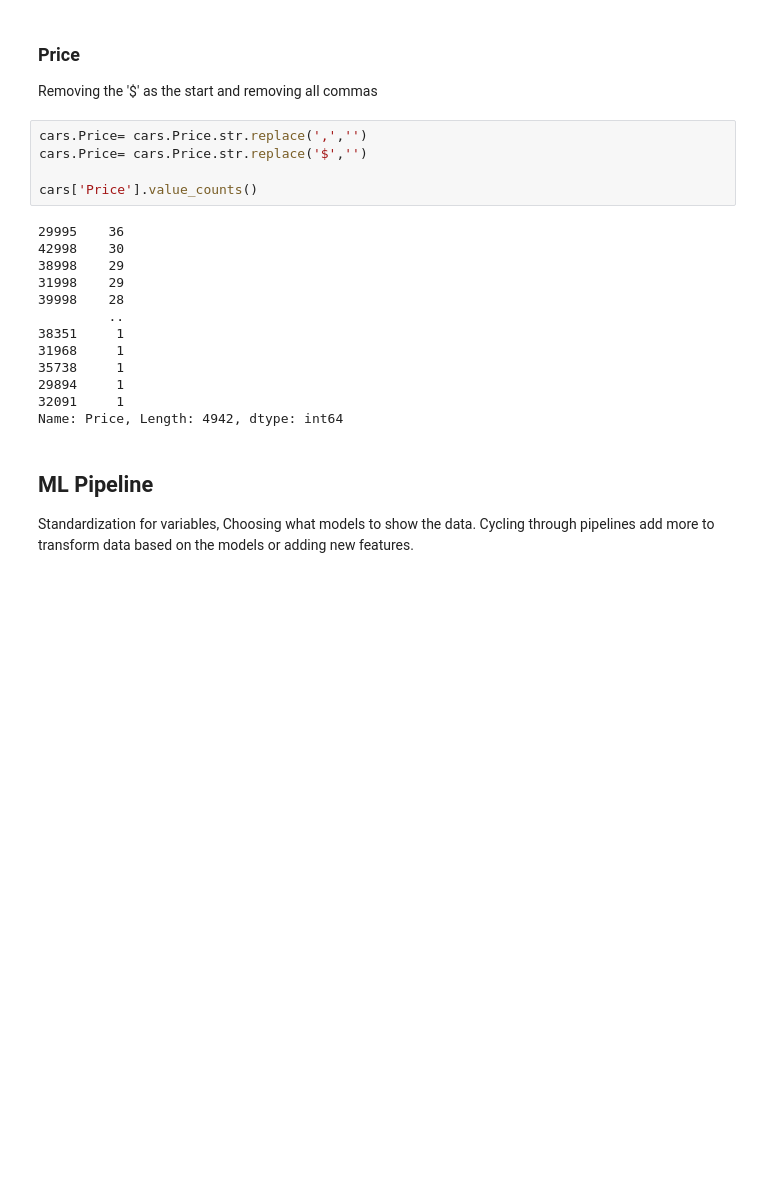
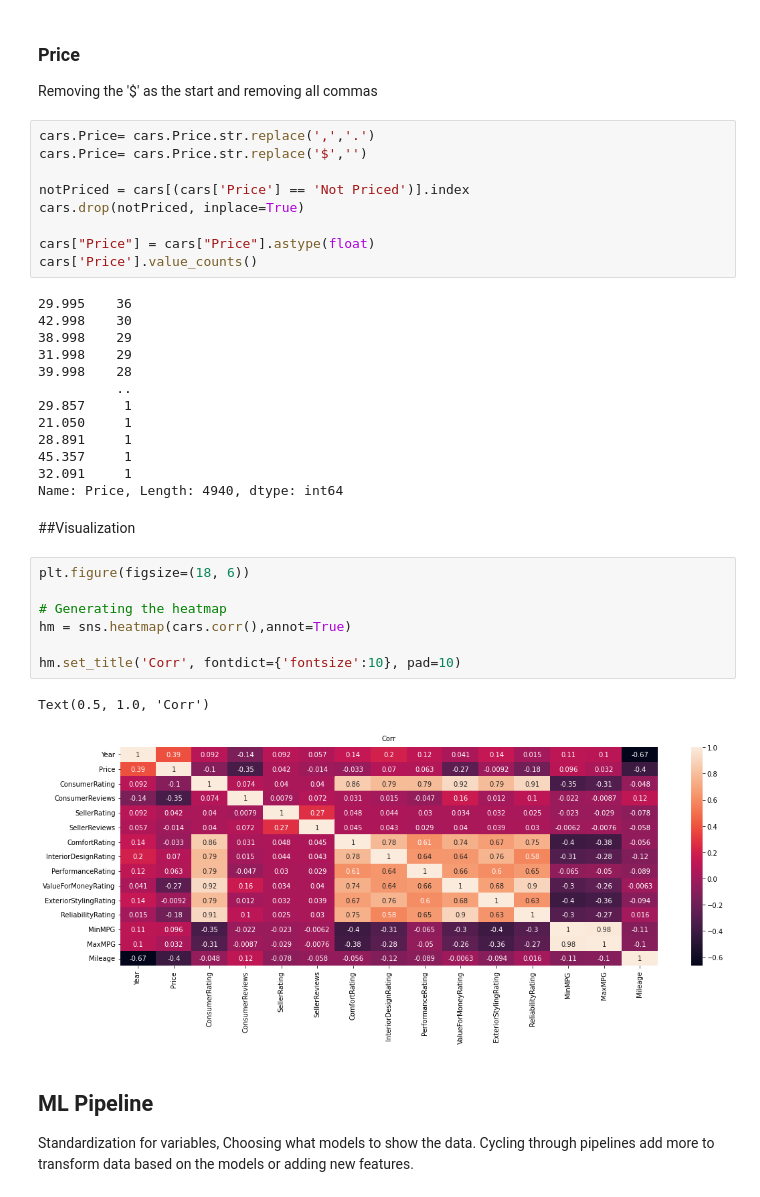
Before and after one commit to shanfty/CS_5265_ML_Project, a Jupyter notebook: CS_5262_Notebook.ipynb, the cells around one changed output. Cells and saved outputs as stored; diff of their text form; blank space fills up the shorter version.

```diff
--- a/CS_5262_Notebook.ipynb
+++ b/CS_5262_Notebook.ipynb
@@ -299,23 +278,39 @@ Name: Transmission, dtype: int64
 
 Removing the '$' as the start and removing all commas
 # %%
-cars.Price= cars.Price.str.replace(',','')
+cars.Price= cars.Price.str.replace(',','.')
 cars.Price= cars.Price.str.replace('$','')
 
+notPriced = cars[(cars['Price'] == 'Not Priced')].index
+cars.drop(notPriced, inplace=True)
+
+cars["Price"] = cars["Price"].astype(float)
 cars['Price'].value_counts()
 # %% [output]
-29995    36
-42998    30
-38998    29
-31998    29
-39998    28
-         ..
-38351     1
-31968     1
-35738     1
-29894     1
-32091     1
-Name: Price, Length: 4942, dtype: int64
+29.995    36
+42.998    30
+38.998    29
+31.998    29
+39.998    28
+          ..
+29.857     1
+21.050     1
+28.891     1
+45.357     1
+32.091     1
+Name: Price, Length: 4940, dtype: int64
+# %% [markdown]
+##Visualization
+# %%
+plt.figure(figsize=(18, 6))
+
+# Generating the heatmap
+hm = sns.heatmap(cars.corr(),annot=True)
+
+hm.set_title('Corr', fontdict={'fontsize':10}, pad=10)
+# %% [output]
+Text(0.5, 1.0, 'Corr')
+[figure, added]
 # %% [markdown]
 ## ML Pipeline
 Standardization for variables, Choosing what models to show the data. Cycling through pipelines add more to transform data based on the models or adding new features.
```
Also changed, not shown: parts of 27 cells of this notebook.
